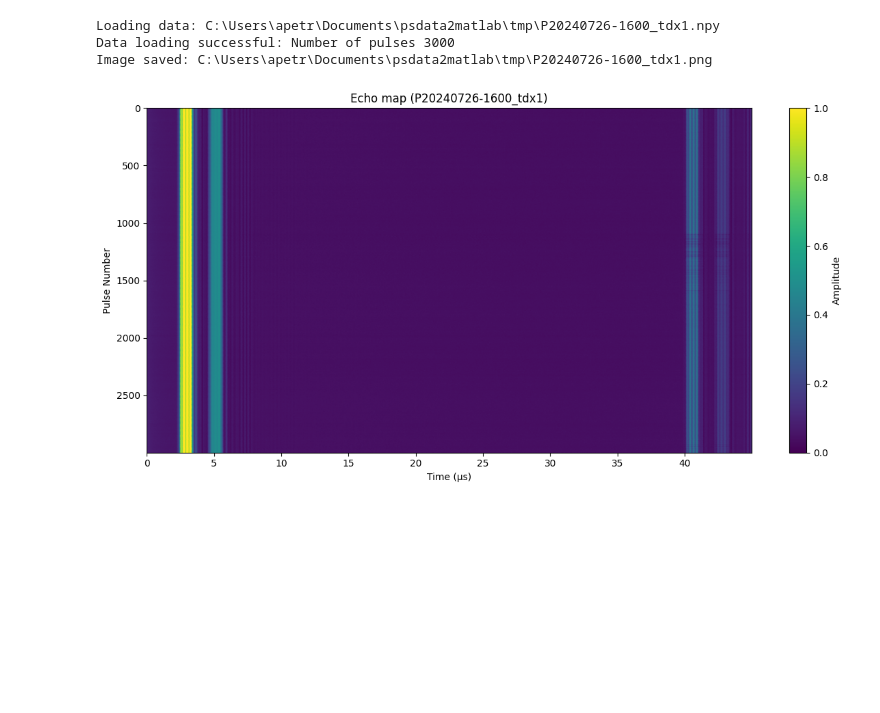
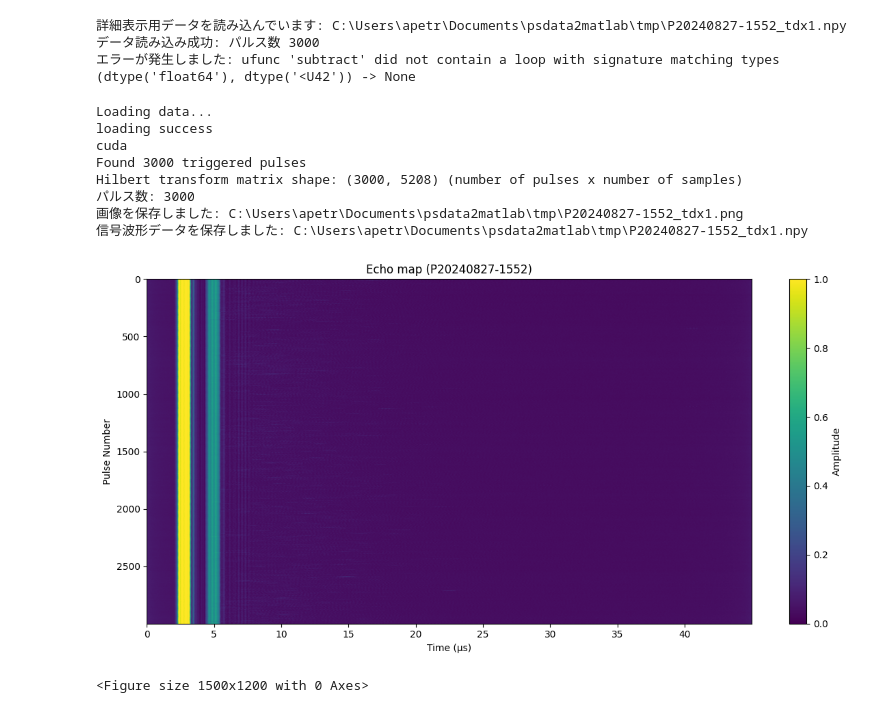
Before and after one commit to yymgc2003/psdata2matlab, a Jupyter notebook: sandbox.ipynb, the cells around one changed output. Cells and saved outputs as stored; diff of their text form; code cells hidden in the pictures; blank space fills up the shorter version.

```diff
--- a/sandbox.ipynb
+++ b/sandbox.ipynb
@@ -182,6 +182,6 @@ generate_detailed_image_from_npy(npy_file, time_start=6, time_end=40, amplitude_
 # %%
 from src import generate_image_from_npy,generate_detailed_image_from_npy
-example_file = "C:\\Users\\apetr\\Documents\\psdata2matlab\\tmp\\P20240726-1600_tdx1.npy"
+example_file = "C:\\Users\\apetr\\Documents\\psdata2matlab\\tmp\\P20240827-1552_tdx1.npy"
 example_output = "C:\\Users\\apetr\\Documents\\psdata2matlab\\tmp"
 
 # 使用するファイルパスと出力ディレクトリを直接指定
@@ -191,7 +191,29 @@ output_dir = example_output
 # 関数を呼び出して画像を生成・表示
 generate_detailed_image_from_npy(npy_file, output_dir)
 # %% [output]
-Loading data: C:\Users\apetr\Documents\psdata2matlab\tmp\P20240726-1600_tdx1.npy
-Data loading successful: Number of pulses 3000
-Image saved: C:\Users\apetr\Documents\psdata2matlab\tmp\P20240726-1600_tdx1.png
+詳細表示用データを読み込んでいます: C:\Users\apetr\Documents\psdata2matlab\tmp\P20240827-1552_tdx1.npy
+データ読み込み成功: パルス数 3000
+エラーが発生しました: ufunc 'subtract' did not contain a loop with signature matching types (dtype('float64'), dtype('<U42')) -> None
-[figure, removed]
+# %%
+from src import generate_echomap
+
+file_path = "Z:\database\signal_mat\P20240827-1552.mat"
+save_dir = "C:\\Users\\apetr\\Documents\\psdata2matlab\\tmp"
+triggered_pulses, adjusted_time_us, mean_pulse, std_pulse = generate_echomap(
+    file_path,
+    start_time=2,
+    duration=0.1,
+    window_width=100e-6,
+    amplitude_threshold=2.0,
+    output_dir=save_dir)
+# %% [output]
+Loading data...
+loading success
+cuda
+Found 3000 triggered pulses
+Hilbert transform matrix shape: (3000, 5208) (number of pulses x number of samples)
+パルス数: 3000
+画像を保存しました: C:\Users\apetr\Documents\psdata2matlab\tmp\P20240827-1552_tdx1.png
+信号波形データを保存しました: C:\Users\apetr\Documents\psdata2matlab\tmp\P20240827-1552_tdx1.npy
+[figure, added]
+<Figure size 1500x1200 with 0 Axes>
```
Also changed, not shown: parts of 3 cells of this notebook, 5 other files.
